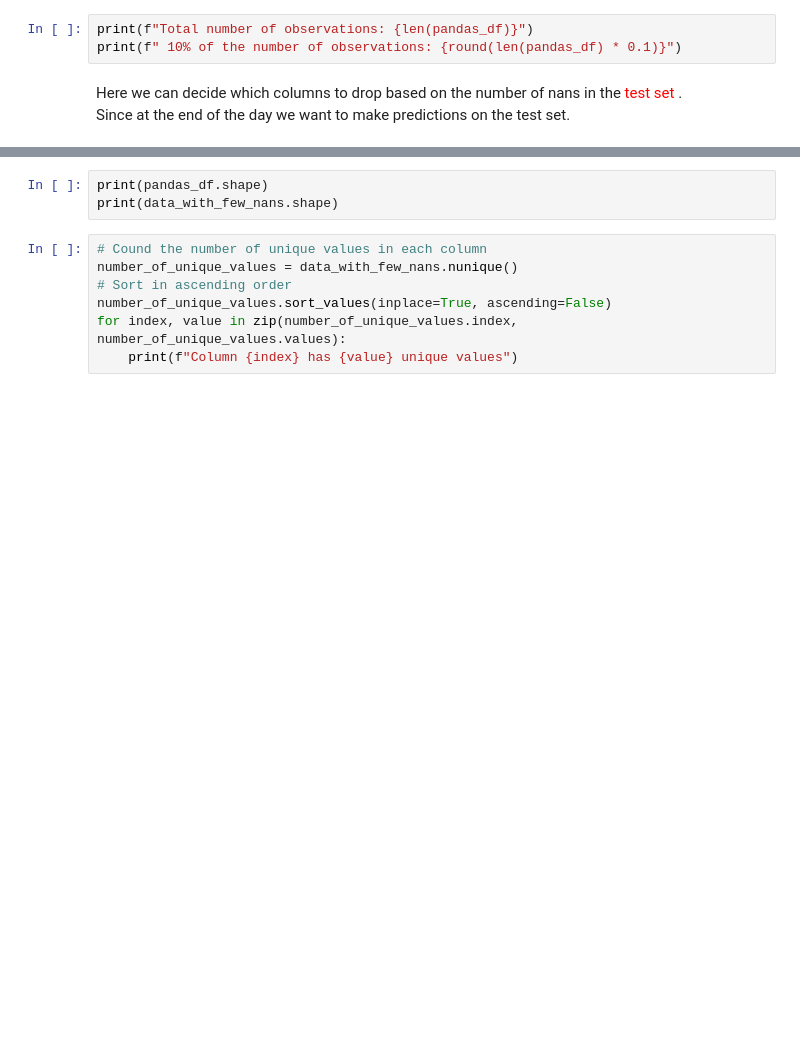
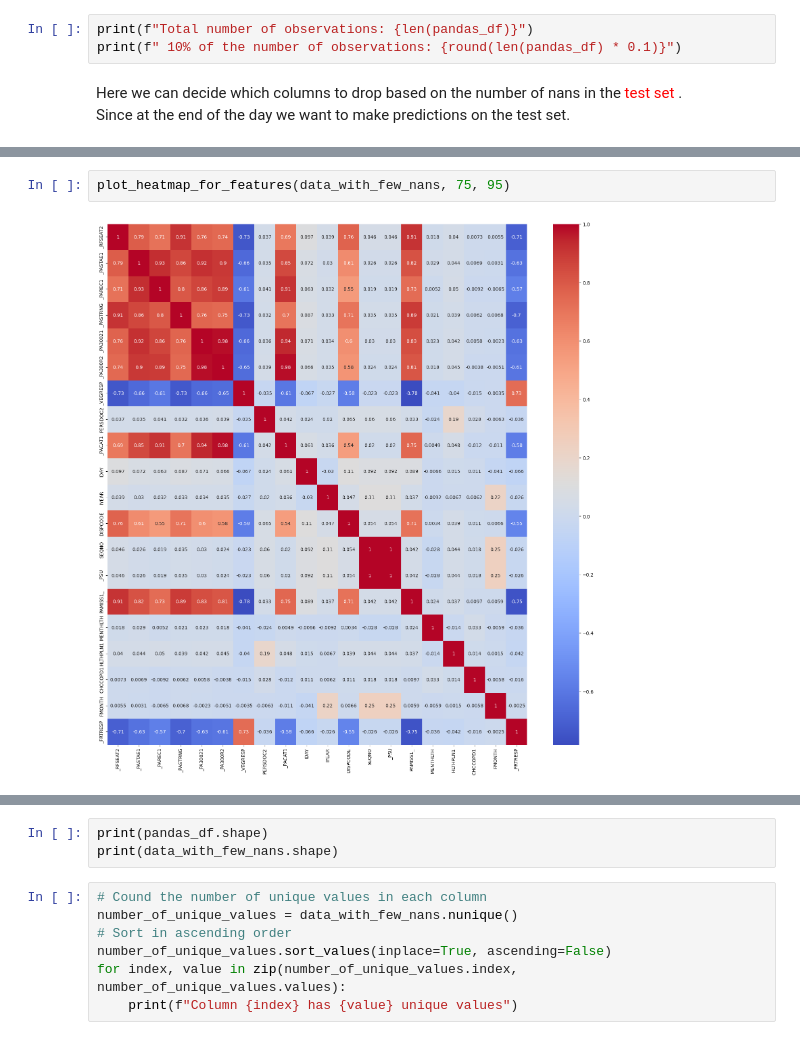
Before and after one commit to Juanito231/ML_Project_1, a Jupyter notebook: Functions.ipynb, the cells around one changed output, grey strips where cells are left out. Drawn from its saved outputs; the diff is of its cells as text; blank space fills up the shorter version.

```diff
--- a/Functions.ipynb
+++ b/Functions.ipynb
@@ -115,0 +163,4 @@ with open("columns_to_keep_at_90.pkl", "wb") as f:
+# %%
+plot_heatmap_for_features(data_with_few_nans, 75, 95)
+# %% [output]
+[figure, added]
```
Also changed, not shown: parts of 33 cells of this notebook, 2 other files.
